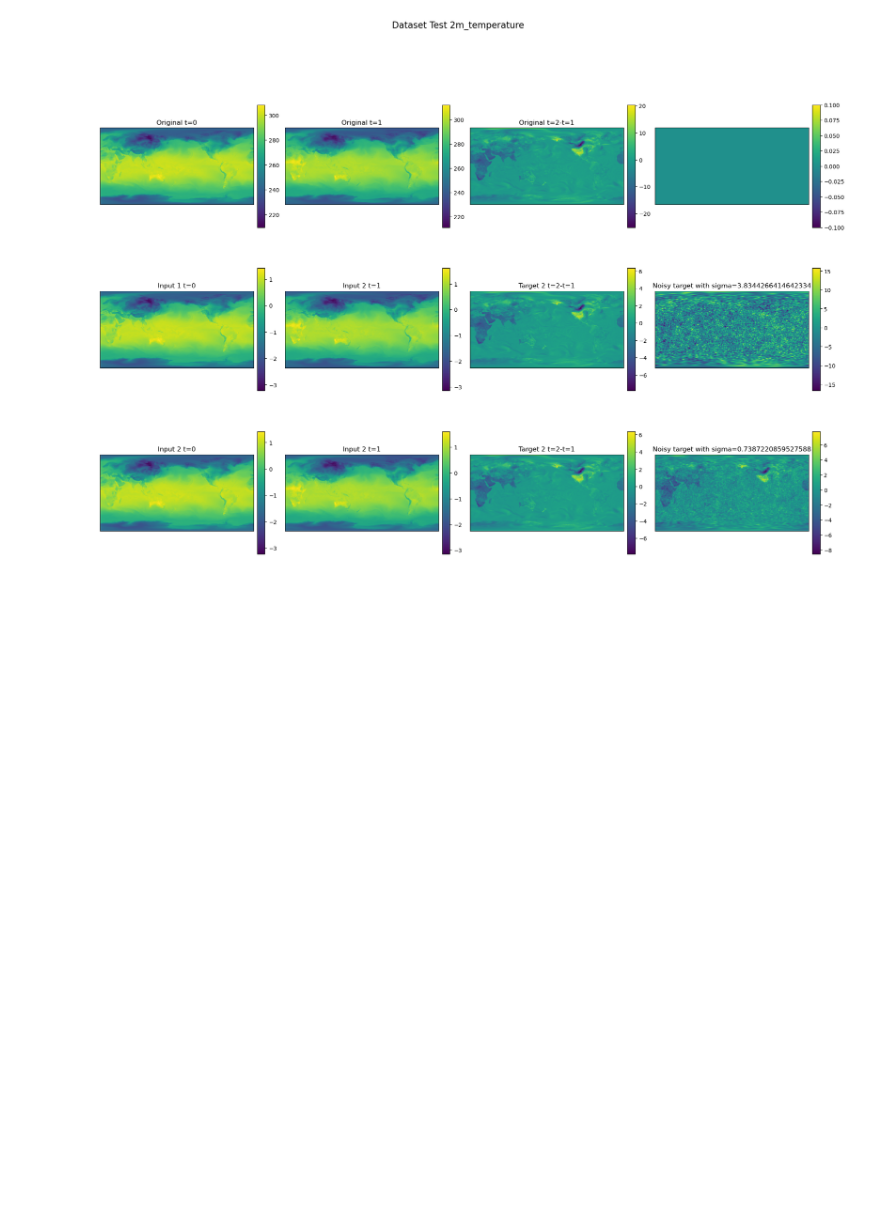
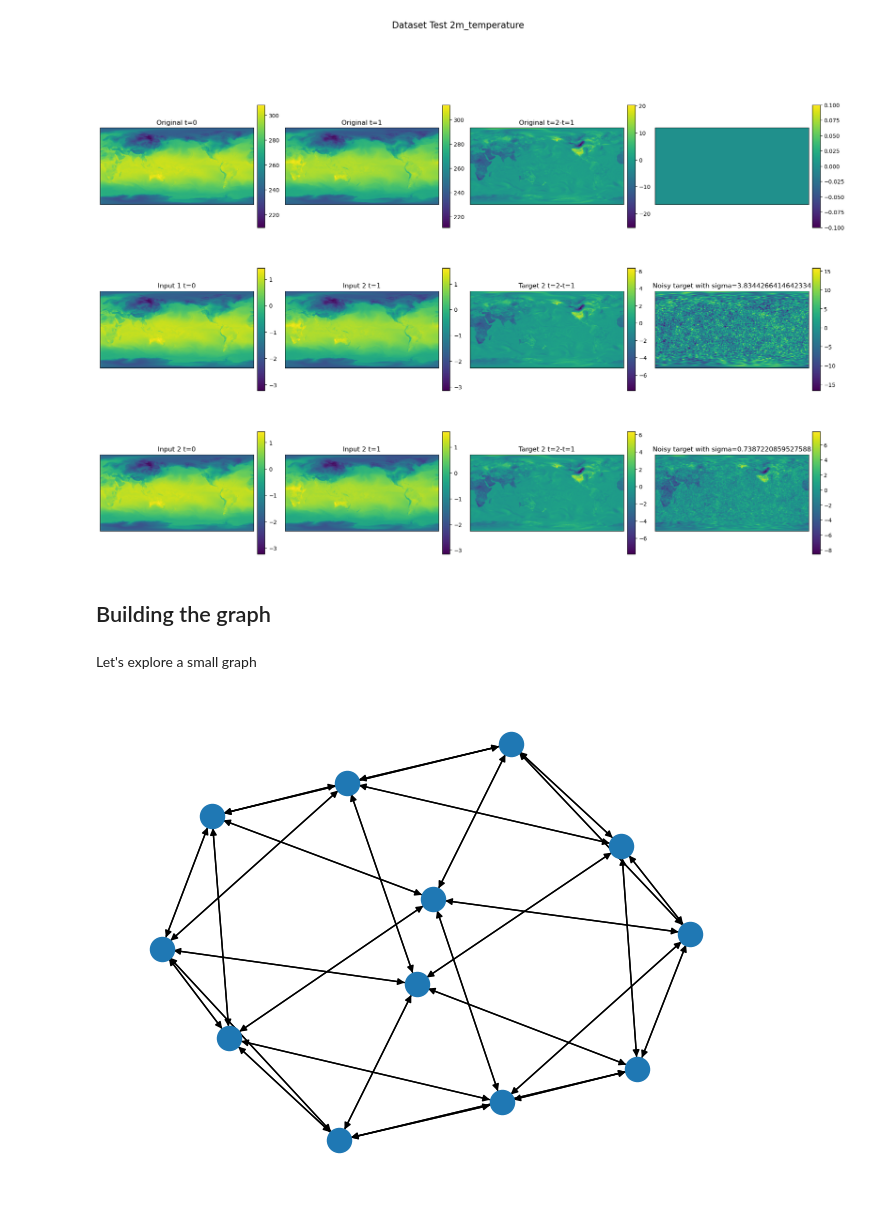
Before and after one commit to openclimatefix/graph_weather, a Jupyter notebook: train/gencast_demo.ipynb, the cells around one changed output. Saved outputs shown, nothing was run; the diff lists cells and outputs as text; code cells hidden in the pictures; blank space fills up the shorter version.

```diff
--- a/train/gencast_demo.ipynb
+++ b/train/gencast_demo.ipynb
@@ -178,3 +178,25 @@ for i in range(12):
     plt.colorbar(mappable=im, ax=ax, orientation="vertical", pad=0.02, aspect=16, shrink=0.75)
 # %% [output]
 [figure]
+# %% [markdown]
+## Building the graph
+# %% [markdown]
+Let's explore a small graph
+# %%
+import numpy as np
+
+from graph_weather.models.gencast import GraphBuilder
+
+grid_lat = np.arange(-90, 90, 1)
+grid_lon = np.arange(0, 360, 1)
+
+graphs = GraphBuilder(grid_lat=grid_lat, grid_lon=grid_lon, splits=0, num_hops=1)
+# %%
+# Mesh
+import networkx as nx
+from torch_geometric.utils import to_networkx
+
+g = to_networkx(graphs.mesh_graph)
+nx.draw(g)
+# %% [output]
+[figure, added]
```
Also changed, not shown: parts of 4 cells of this notebook, 12 other files.
